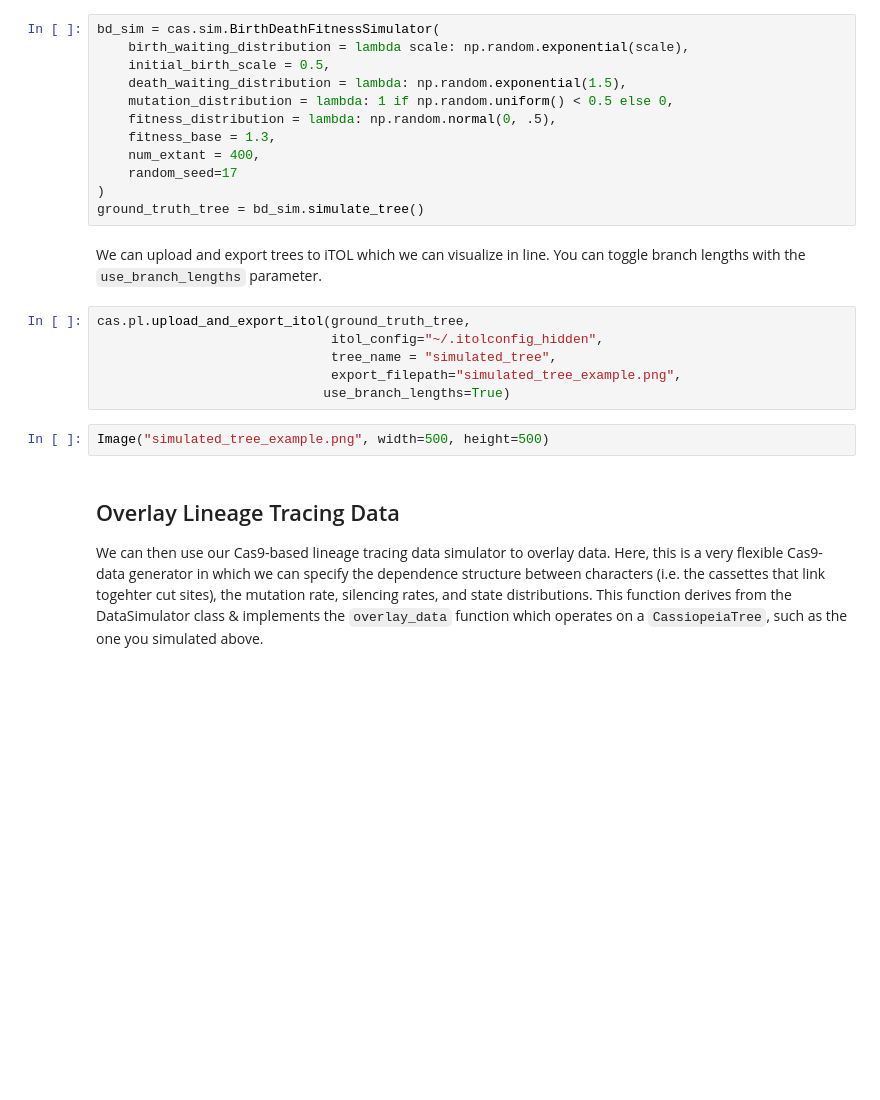
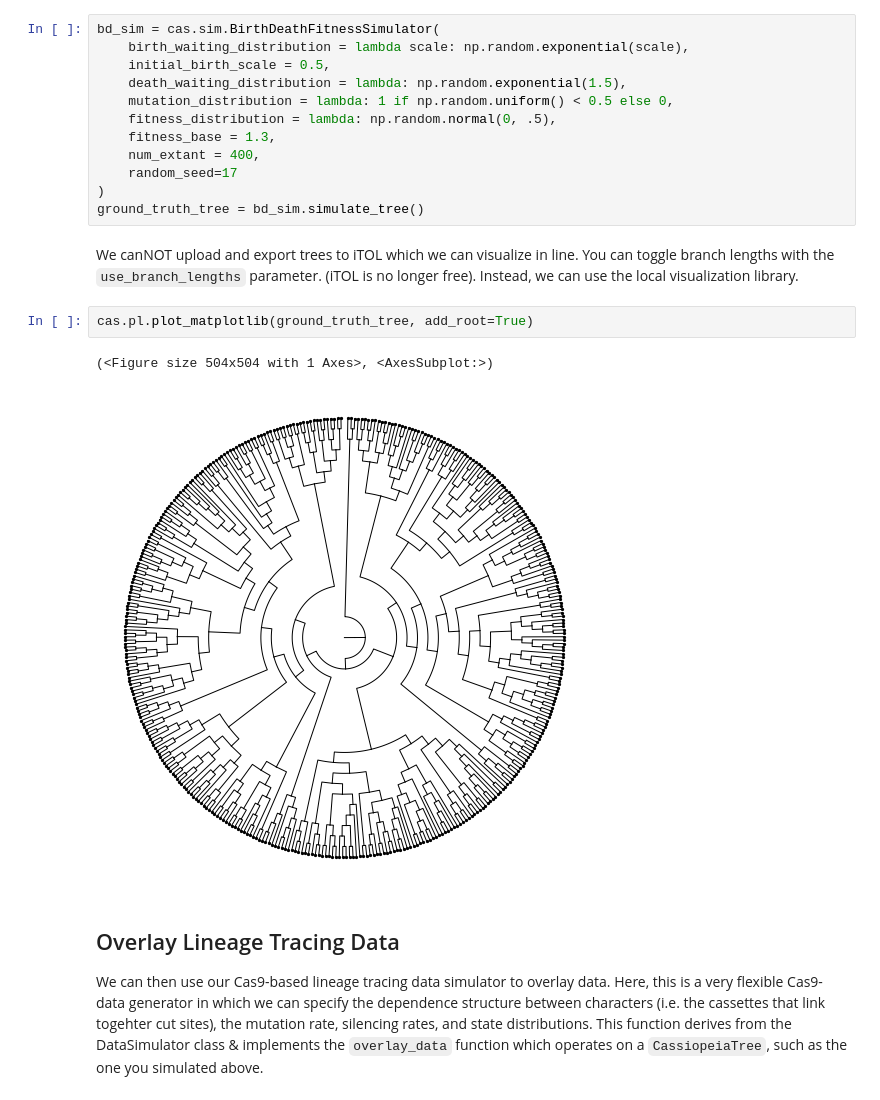
Before and after one commit to YosefLab/Cassiopeia, a Jupyter notebook: notebooks/benchmark.ipynb, the cells around one changed output. Saved outputs shown, nothing was run; the diff lists cells and outputs as text; blank space fills up the shorter version.

```diff
--- a/notebooks/benchmark.ipynb
+++ b/notebooks/benchmark.ipynb
@@ -40,15 +40,12 @@ bd_sim = cas.sim.BirthDeathFitnessSimulator(
 )
 ground_truth_tree = bd_sim.simulate_tree()
 # %% [markdown]
-We can upload and export trees to iTOL which we can visualize in line. You can toggle branch lengths with the `use_branch_lengths` parameter.
+We canNOT upload and export trees to iTOL which we can visualize in line. You can toggle branch lengths with the `use_branch_lengths` parameter. (iTOL is no longer free). Instead, we can use the local visualization library.
-# %%
-cas.pl.upload_and_export_itol(ground_truth_tree,
-                              itol_config="~/.itolconfig_hidden",
-                              tree_name = "simulated_tree",
-                              export_filepath="simulated_tree_example.png",
-                             use_branch_lengths=True)
-# %%
-Image("simulated_tree_example.png", width=500, height=500)
+# %%
+cas.pl.plot_matplotlib(ground_truth_tree, add_root=True)
+# %% [output]
+(<Figure size 504x504 with 1 Axes>, <AxesSubplot:>)
+[figure, added]
 # %% [markdown]
 ## Overlay Lineage Tracing Data
 
```
Also changed, not shown: parts of 6 cells of this notebook, 1 other file.
